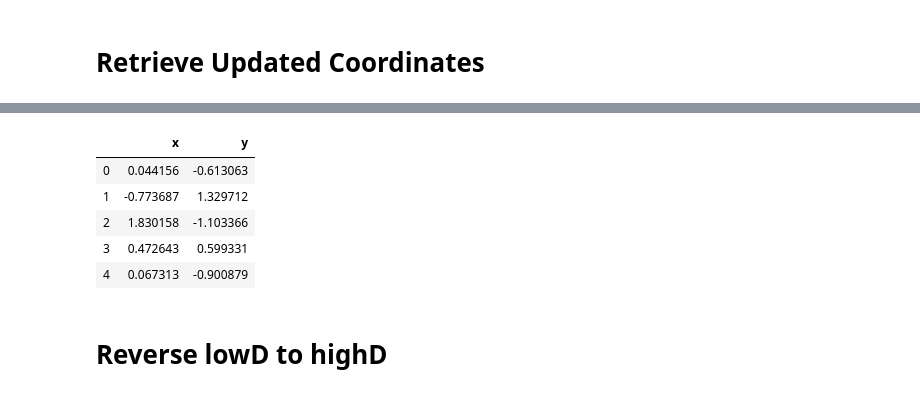
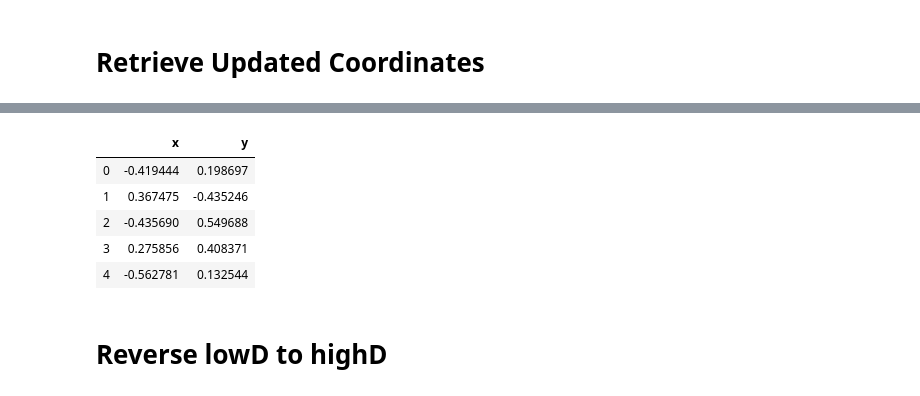
Before and after one commit to hanliu0119/Summer-Project, a Jupyter notebook: InverseMDS PreVersion.ipynb, the cells around one changed output, grey strips where cells are left out. Drawn from its saved outputs; the diff is of its cells as text; code cells hidden in the pictures.

```diff
--- a/InverseMDS PreVersion.ipynb
+++ b/InverseMDS PreVersion.ipynb
@@ -49,3 +49,6 @@ PlacesLived=ipywidgets.FloatSlider(min=0.0, max=1.0, step=0.05, value=val)
 Camping=ipywidgets.FloatSlider(min=0.0, max=1.0, step=0.05, value=val)
 JobYears=ipywidgets.FloatSlider(min=0.0, max=1.0, step=0.05, value=val)
 Publications=ipywidgets.FloatSlider(min=0.0, max=1.0, step=0.05, value=val)
+# %%
+Age.value = 0.5
+Age
@@ -175,0 +167,21 @@ interactive(children=(FloatSlider(value=0.5, description='Age', max=1.0, step=0.
+# %%
+import matplotlib.pyplot as plt
+%matplotlib inline
+plt.style.use('ggplot')
+weight_list = [Age.value,Shoe.value,Siblings.value,SleepHours.value,Temperature.value,Pets.value,Extrovert.value,
+               Cook.value,Spicey.value,Restaurants.value,SpendMoney.value,PhoneMinutes.value,PhoneApps.value,
+               Photos.value,Facebook.value,PCvMac.value,CS.value,Books.value,DistanceBorn.value,Countries.value,
+               States.value,PlacesLived.value,Camping.value,JobYears.value,Publications.value]
+weight_list = [x/sum(weight_list) for x in weight_list]
+x = dataHD.columns.tolist()
+energy = weight_list
+
+x_pos = [i for i, _ in enumerate(x)]
+fig, ax = plt.subplots(figsize=(20, 10))
+plt.barh(x_pos, energy, color='green')
+plt.ylabel("Column Names")
+plt.xlabel("Percentages")
+plt.title("Weights for Each Column")
+
+plt.yticks(x_pos, x)
+plt.show()
@@ -319,17 +342,16 @@ Old: [-0.32224079 -1.76714687]    New: [-0.32224079 -1.76714687]
 # %%
+# create low dimentional dataframe
 lowD = pd.DataFrame()
 lowD["x"] = new_x
 lowD['y'] = new_y
-for column in lowD.columns:
-    lowD[column] = (lowD[column]-lowD[column].mean())/lowD[column].std()
 lowD.head()
 # %% [output]
 |  | x | y |
-| 0 | 0.044156 | -0.613063 |
-| 1 | -0.773687 | 1.329712 |
-| 2 | 1.830158 | -1.103366 |
-| 3 | 0.472643 | 0.599331 |
-| 4 | 0.067313 | -0.900879 |
+| 0 | -0.419444 | 0.198697 |
+| 1 | 0.367475 | -0.435246 |
+| 2 | -0.435690 | 0.549688 |
+| 3 | 0.275856 | 0.408371 |
+| 4 | -0.562781 | 0.132544 |
 # %% [markdown]
 # Reverse lowD to highD
 # %%
```
Also changed, not shown: parts of 13 cells of this notebook.
